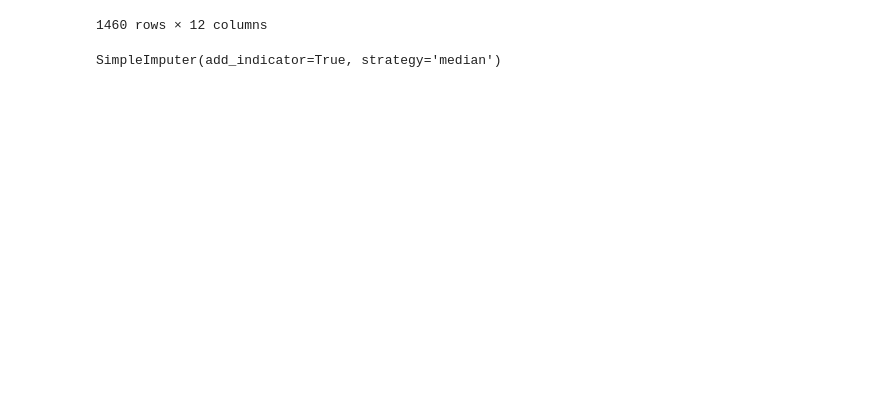
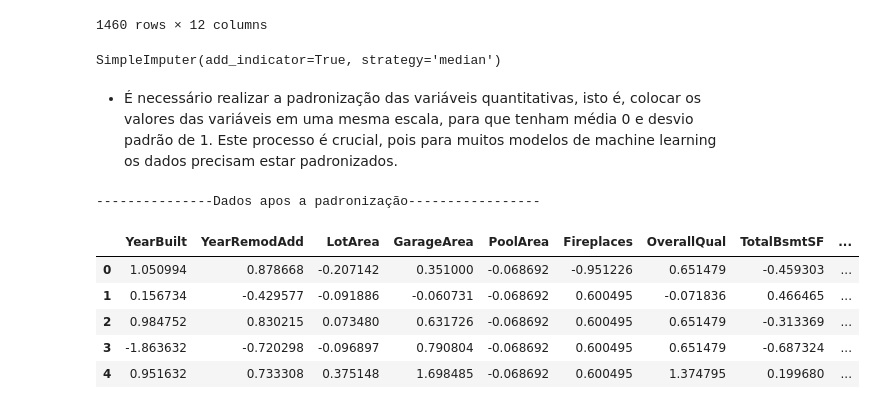
Before and after one commit to Cauaxavier/projeto-ti, a Jupyter notebook: main.ipynb, the cells around one changed output. Drawn from its saved outputs; the diff is of its cells as text; code cells hidden in the pictures; blank space fills up the shorter version.

Commit message:
modelos de Ml

```diff
--- a/main.ipynb
+++ b/main.ipynb
@@ -598,3 +564,19 @@ imputer.fit(quantiDf)
 | 1459 | 1965 | 1965 | 9937 | 276 | 0 | 0 | 5 | 1256 | ... |
 1460 rows × 12 columns
 SimpleImputer(add_indicator=True, strategy='median')
+# %% [markdown]
+- É necessário realizar a padronização das variáveis quantitativas, isto é, colocar os valores das variáveis em uma mesma escala, para que tenham média 0 e desvio padrão de 1. Este processo é crucial, pois para muitos modelos de machine learning os dados precisam estar padronizados.
+# %%
+scaler = StandardScaler()
+scaler.fit(quantiDf)
+quantiDf = pd.DataFrame(scaler.transform(quantiDf), columns= scaler.get_feature_names_out())
+print("---------------Dados apos a padronização-----------------")
+display(quantiDf.head())
+# %% [output]
+---------------Dados apos a padronização-----------------
+|  | YearBuilt | YearRemodAdd | LotArea | GarageArea | PoolArea | Fireplaces | OverallQual | TotalBsmtSF | ... |
+| 0 | 1.050994 | 0.878668 | -0.207142 | 0.351000 | -0.068692 | -0.951226 | 0.651479 | -0.459303 | ... |
+| 1 | 0.156734 | -0.429577 | -0.091886 | -0.060731 | -0.068692 | 0.600495 | -0.071836 | 0.466465 | ... |
+| 2 | 0.984752 | 0.830215 | 0.073480 | 0.631726 | -0.068692 | 0.600495 | 0.651479 | -0.313369 | ... |
+| 3 | -1.863632 | -0.720298 | -0.096897 | 0.790804 | -0.068692 | 0.600495 | 0.651479 | -0.687324 | ... |
+| 4 | 0.951632 | 0.733308 | 0.375148 | 1.698485 | -0.068692 | 0.600495 | 1.374795 | 0.199680 | ... |
```
Also changed, not shown: parts of 16 cells of this notebook.
